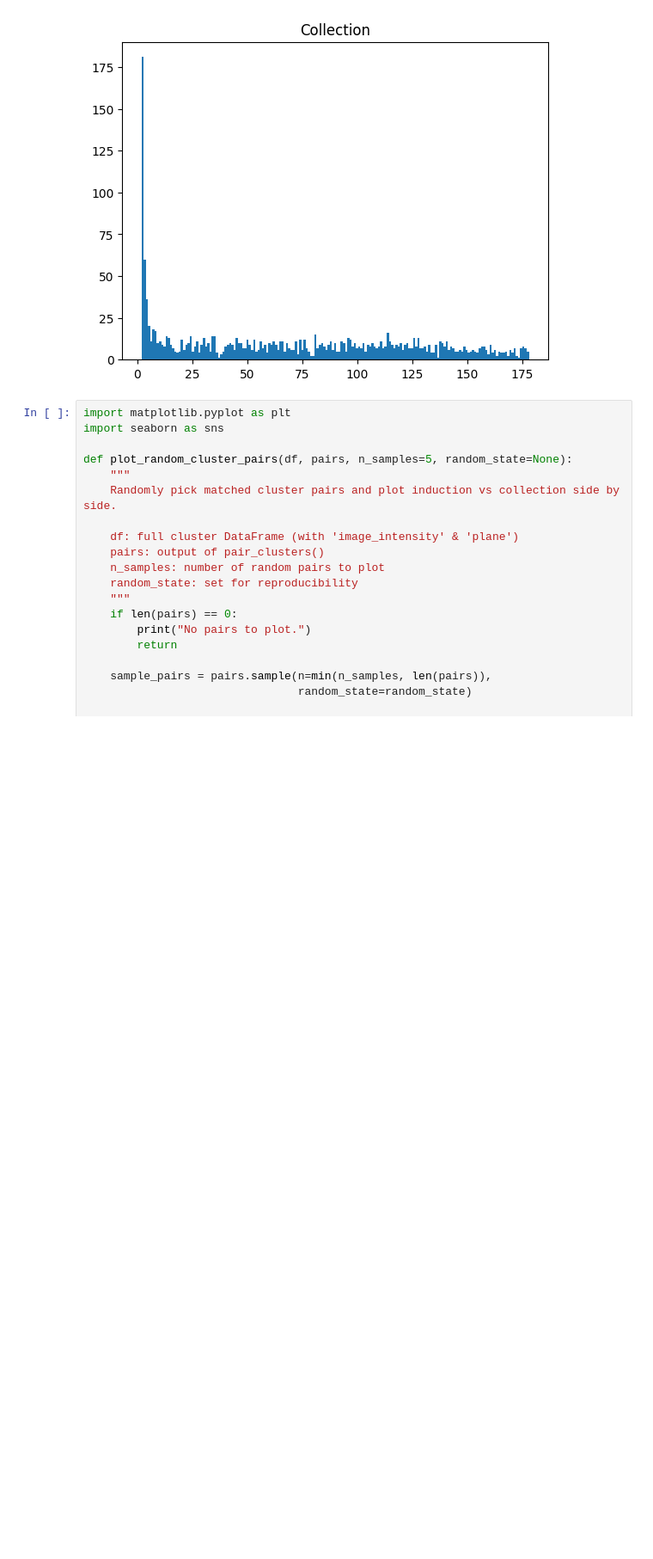
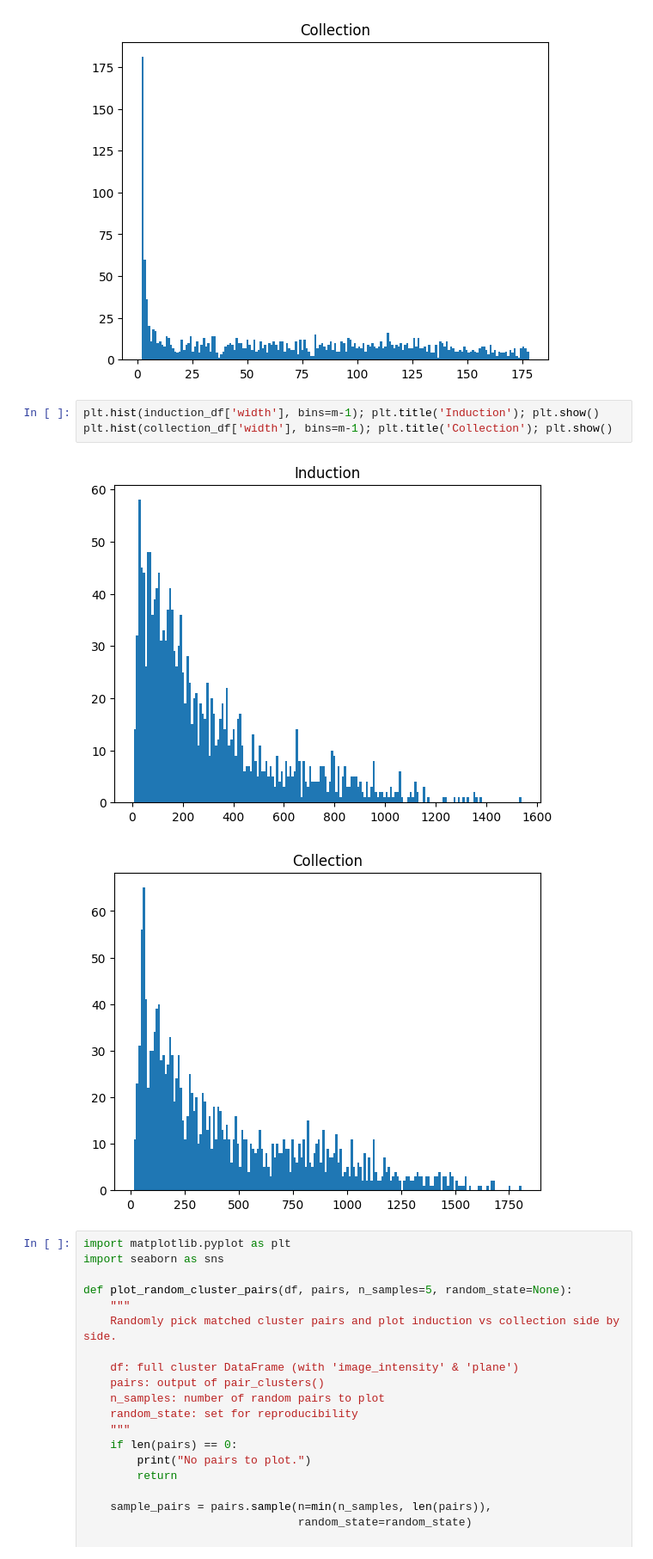
Before and after one commit to mohummudh/proton-deuteron, a Jupyter notebook: kaons/kaons_clustering.ipynb, the cells around one changed output. Shown at 86% size. Drawn from its saved outputs; the diff is of its cells as text; blank space fills up the shorter version.

```diff
--- a/kaons/kaons_clustering.ipynb
+++ b/kaons/kaons_clustering.ipynb
@@ -790,6 +790,12 @@ plt.hist(collection_df['height'], bins=m-1); plt.title('Collection'); plt.show()
 # %% [output]
 [figure]
 [figure]
+# %%
+plt.hist(induction_df['width'], bins=m-1); plt.title('Induction'); plt.show()
+plt.hist(collection_df['width'], bins=m-1); plt.title('Collection'); plt.show()
+# %% [output]
+[figure, added]
+[figure, added]
 # %%
 import matplotlib.pyplot as plt
 import seaborn as sns
```
Also changed, not shown: 2 other files.
